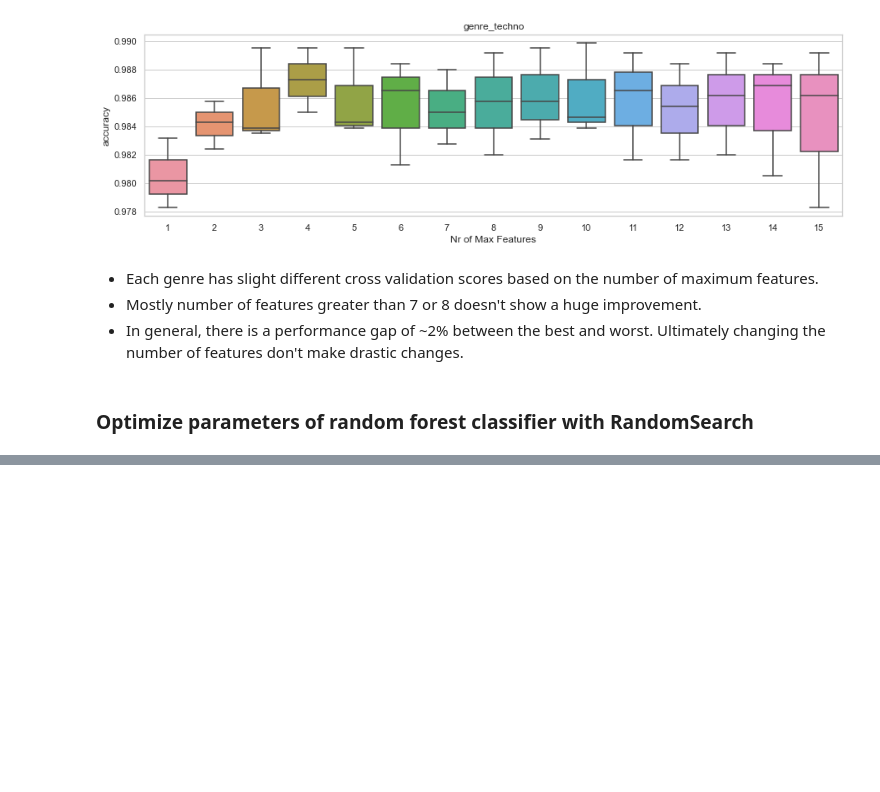
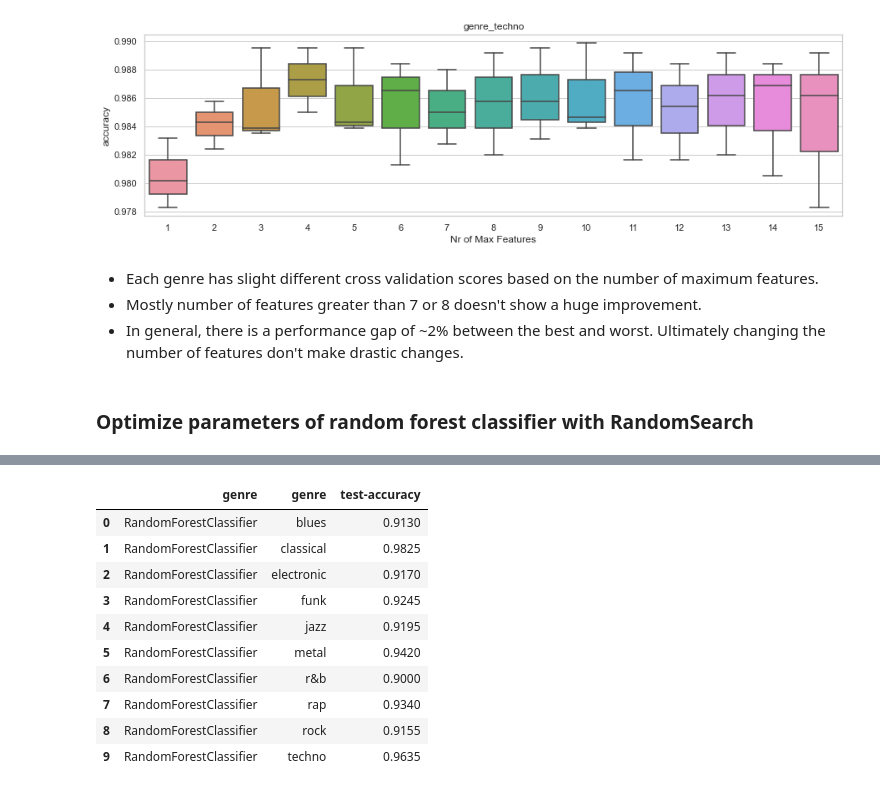
Before and after one commit to alpargur/machine-learning-101, a Jupyter notebook: dev/genre-classification/hyperparameter-tuning-RFC.ipynb, the cells around one changed output, grey strips where cells are left out. Saved outputs shown, nothing was run; the diff lists cells and outputs as text; code cells hidden in the pictures; blank space fills up the shorter version.

```diff
--- a/dev/genre-classification/hyperparameter-tuning-RFC.ipynb
+++ b/dev/genre-classification/hyperparameter-tuning-RFC.ipynb
@@ -336,0 +359,15 @@ RandomForestClassifier(max_depth=7, max_features=8, random_state=42)
+# %%
+rfc_initial_training_melted = rfc_initial_training_accuracy.reset_index(drop=False).melt(id_vars=['index'], var_name='genre', value_name='test-accuracy').rename(columns={'index':'genre'})
+rfc_initial_training_melted
+# %% [output]
+|  | genre | genre | test-accuracy |
+| 0 | RandomForestClassifier | blues | 0.9130 |
+| 1 | RandomForestClassifier | classical | 0.9825 |
+| 2 | RandomForestClassifier | electronic | 0.9170 |
+| 3 | RandomForestClassifier | funk | 0.9245 |
+| 4 | RandomForestClassifier | jazz | 0.9195 |
+| 5 | RandomForestClassifier | metal | 0.9420 |
+| 6 | RandomForestClassifier | r&b | 0.9000 |
+| 7 | RandomForestClassifier | rap | 0.9340 |
+| 8 | RandomForestClassifier | rock | 0.9155 |
+| 9 | RandomForestClassifier | techno | 0.9635 |
```
Also changed, not shown: parts of 11 cells of this notebook, 3 other files.
